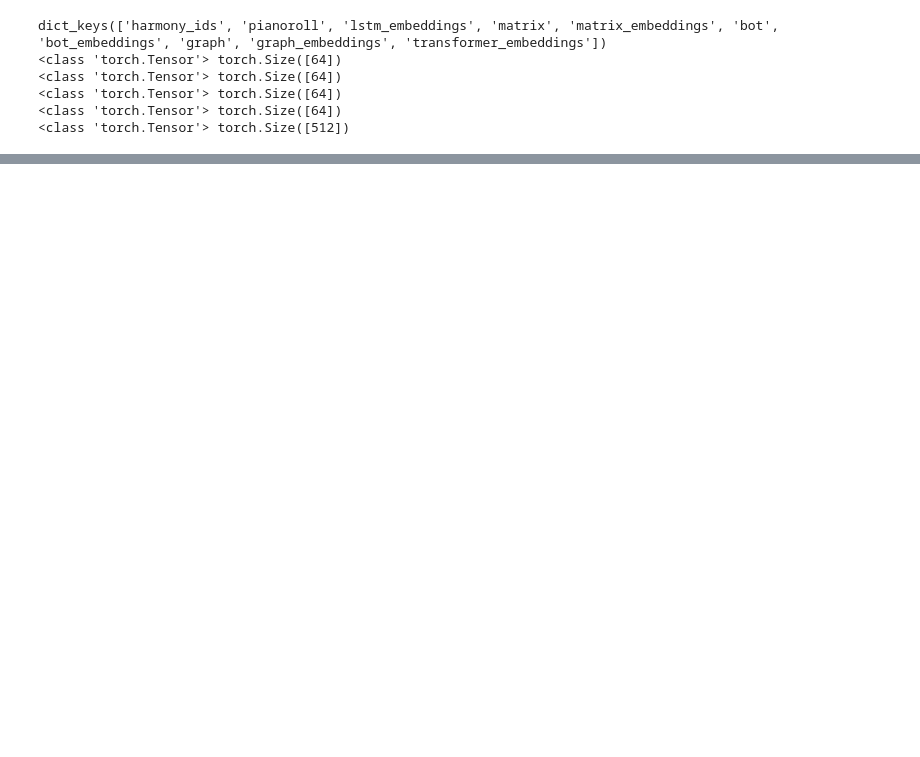
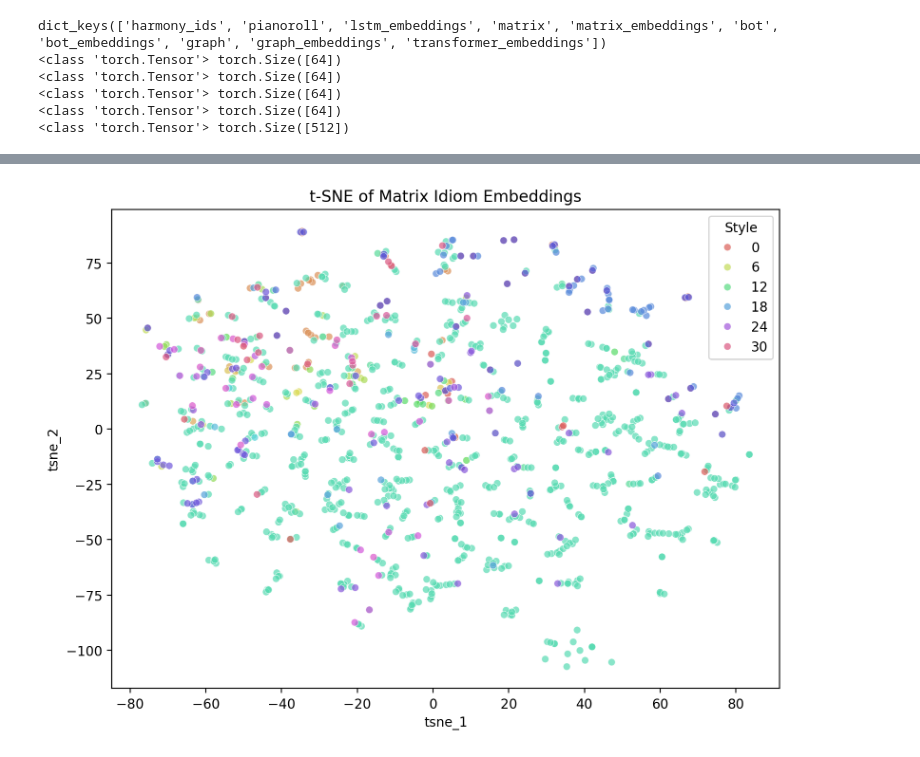
Before and after one commit to maximoskp/GraphGuidedMLMH, a Jupyter notebook: test_contrastive_dataset.ipynb, the cells around one changed output, grey strips where cells are left out. Saved outputs shown, nothing was run; the diff lists cells and outputs as text; code cells hidden in the pictures; blank space fills up the shorter version.

```diff
--- a/test_contrastive_dataset.ipynb
+++ b/test_contrastive_dataset.ipynb
@@ -22,0 +252,4 @@ dict_keys(['harmony_ids', 'pianoroll', 'lstm_embeddings', 'matrix', 'matrix_embe
+# %%
+pu.plot_idioms_2(matrix_tsne, idiom_ids_np, 'Matrix')
+# %% [output]
+[figure, added]
```
Also changed, not shown: parts of 16 cells of this notebook, 10 other files.
